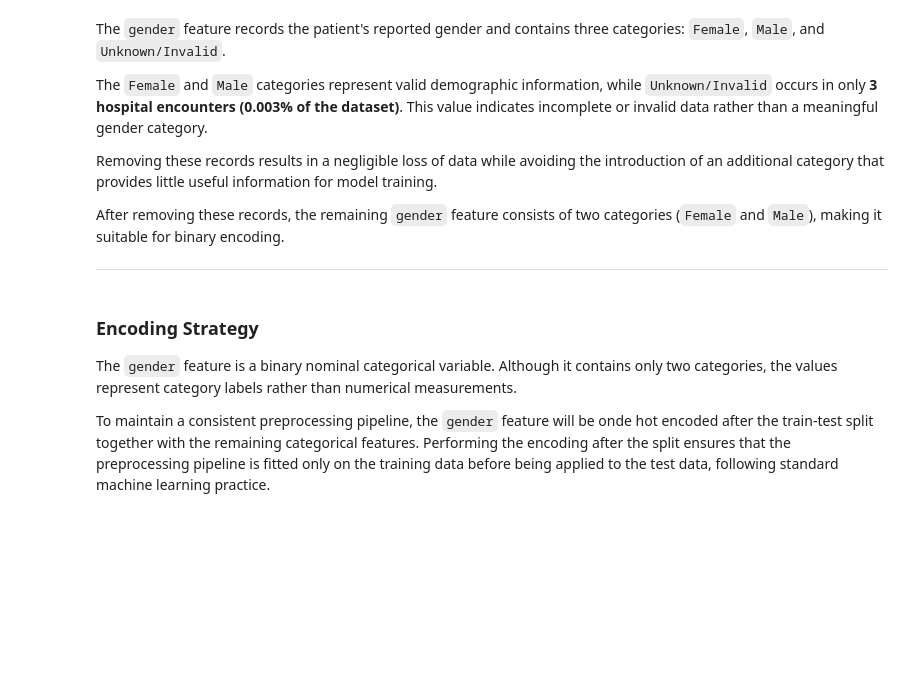
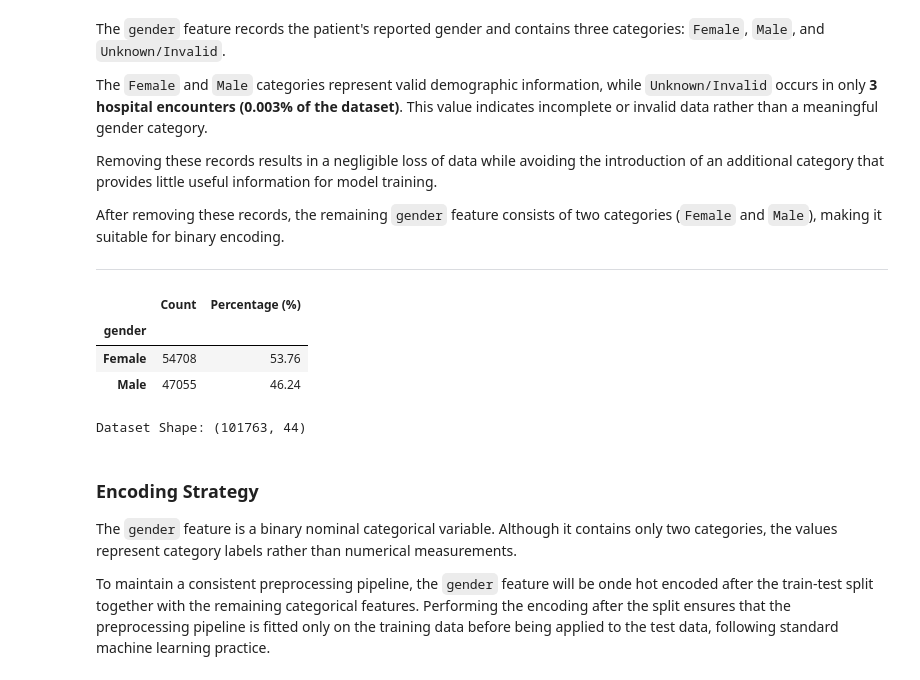
Before and after one commit to ajay-nagpal/Hospital-Readmission-Prediction, a Jupyter notebook: hospital_readmission.ipynb, the cells around one changed output. Drawn from its saved outputs; the diff is of its cells as text; code cells hidden in the pictures; blank space fills up the shorter version.

```diff
--- a/hospital_readmission.ipynb
+++ b/hospital_readmission.ipynb
@@ -1148,6 +1148,43 @@ Removing these records results in a negligible loss of data while avoiding the i
 After removing these records, the remaining `gender` feature consists of two categories (`Female` and `Male`), making it suitable for binary encoding.
 
 ---
+# %%
+# ============================================================
+# Remove Invalid Gender Records
+# ============================================================
+
+# Remove hospital encounters where the gender is recorded
+# as "Unknown/Invalid".
+#
+# These records represent incomplete demographic
+# information rather than a meaningful gender category.
+df = df[df["gender"] != "Unknown/Invalid"].copy()
+
+# Verify that the invalid category has been removed.
+gender_counts = df["gender"].value_counts(dropna=False)
+
+# Calculate the percentage of each remaining category.
+gender_percent = (
+    gender_counts / len(df) * 100
+).round(3)
+
+# Create a summary table.
+gender_summary = pd.DataFrame({
+    "Count": gender_counts,
+    "Percentage (%)": gender_percent
+})
+
+# Display the updated summary.
+display(gender_summary)
+
+# Display the updated dataset shape.
+print("\nDataset Shape:", df.shape)
+# %% [output]
+|  | Count | Percentage (%) |
+| gender |  |  |
+| Female | 54708 | 53.76 |
+| Male | 47055 | 46.24 |
+Dataset Shape: (101763, 44)
 # %% [markdown]
 ### Encoding Strategy
 
```
Also changed, not shown: parts of 20 cells of this notebook.
